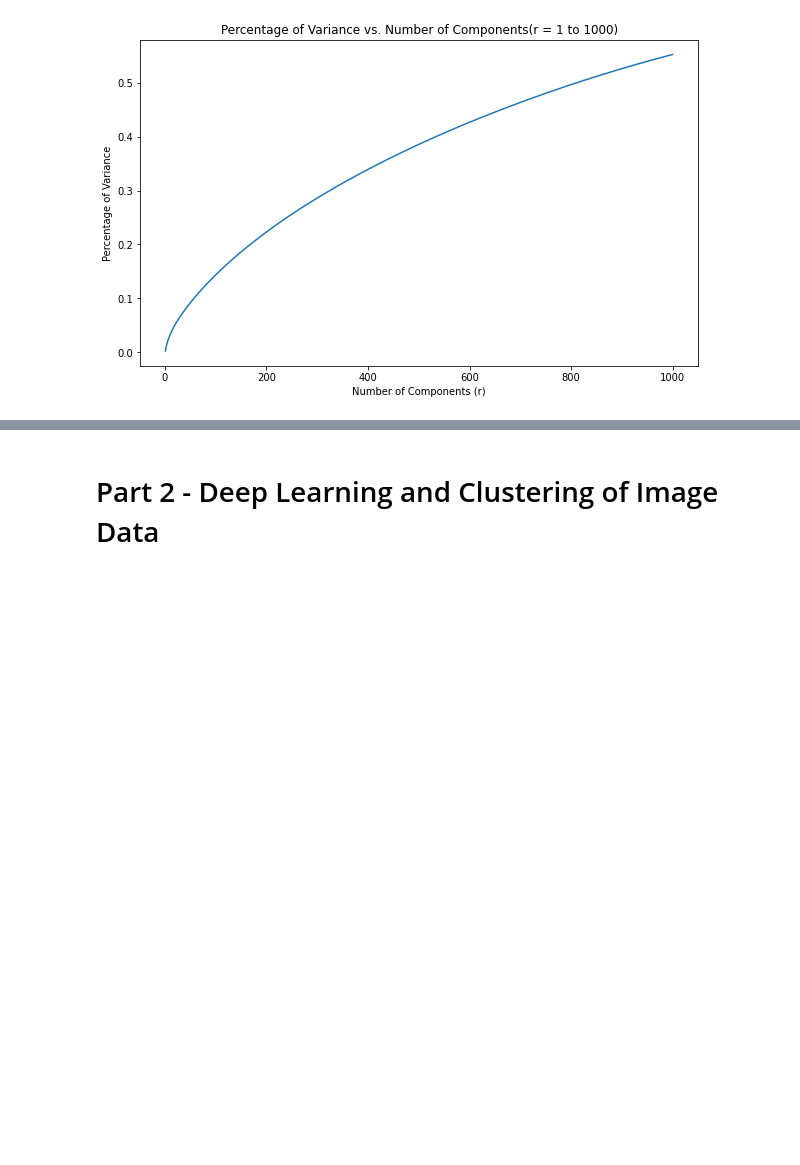
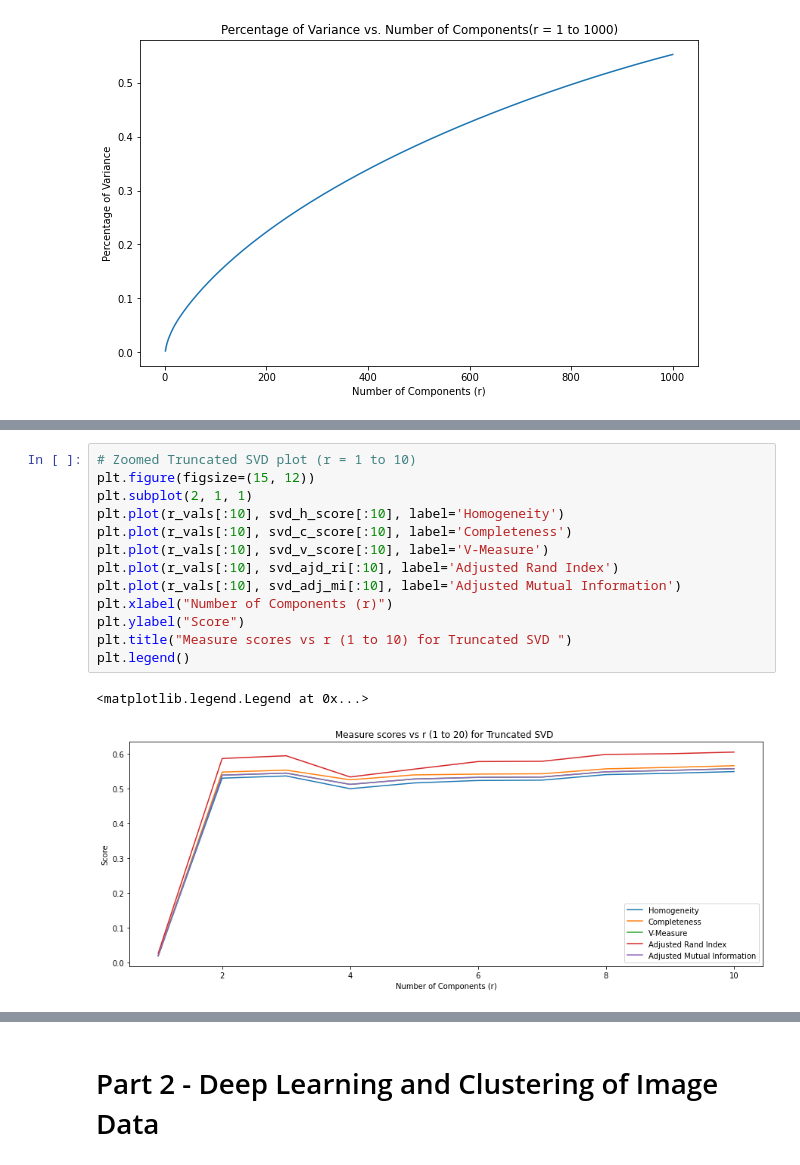
Before and after one commit to shairaalam19/ece219-winter2024, a Jupyter notebook: Project 2/Project2.ipynb, the cells around one changed output, grey strips where cells are left out. Drawn from its saved outputs; the diff is of its cells as text; blank space fills up the shorter version.

```diff
--- a/Project 2/Project2.ipynb
+++ b/Project 2/Project2.ipynb
@@ -152,0 +195,16 @@ plt.show()
+# %%
+# Zoomed Truncated SVD plot (r = 1 to 10)
+plt.figure(figsize=(15, 12))
+plt.subplot(2, 1, 1)
+plt.plot(r_vals[:10], svd_h_score[:10], label='Homogeneity')
+plt.plot(r_vals[:10], svd_c_score[:10], label='Completeness')
+plt.plot(r_vals[:10], svd_v_score[:10], label='V-Measure')
+plt.plot(r_vals[:10], svd_ajd_ri[:10], label='Adjusted Rand Index')
+plt.plot(r_vals[:10], svd_adj_mi[:10], label='Adjusted Mutual Information')
+plt.xlabel("Number of Components (r)")
+plt.ylabel("Score")
+plt.title("Measure scores vs r (1 to 10) for Truncated SVD ")
+plt.legend()
+# %% [output]
+<matplotlib.legend.Legend at 0x...>
+[figure, added]
```
Also changed, not shown: parts of 17 cells of this notebook.
